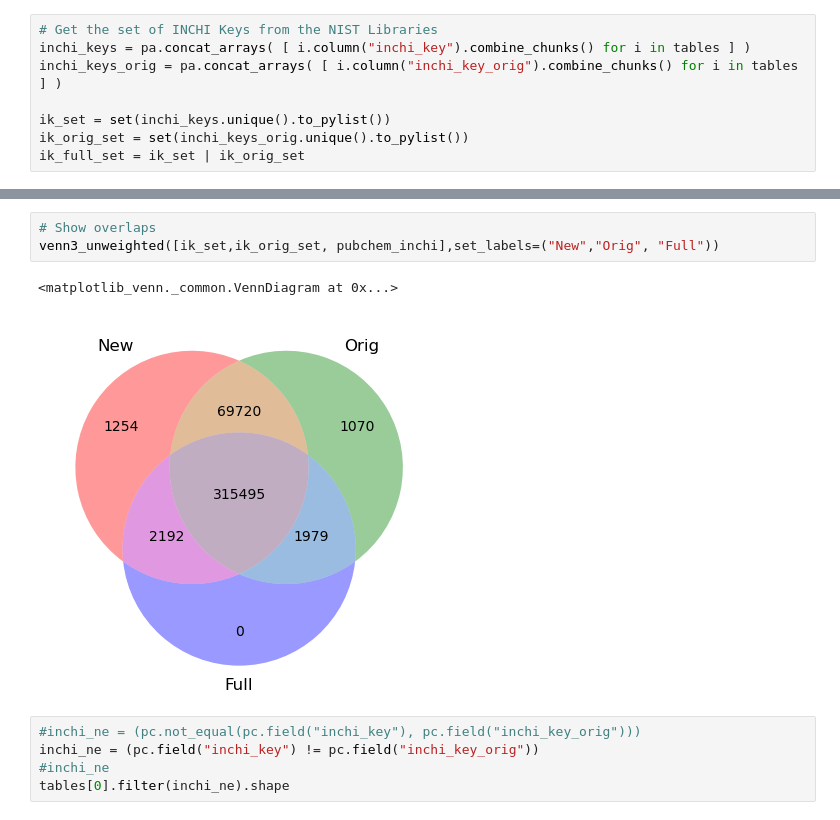
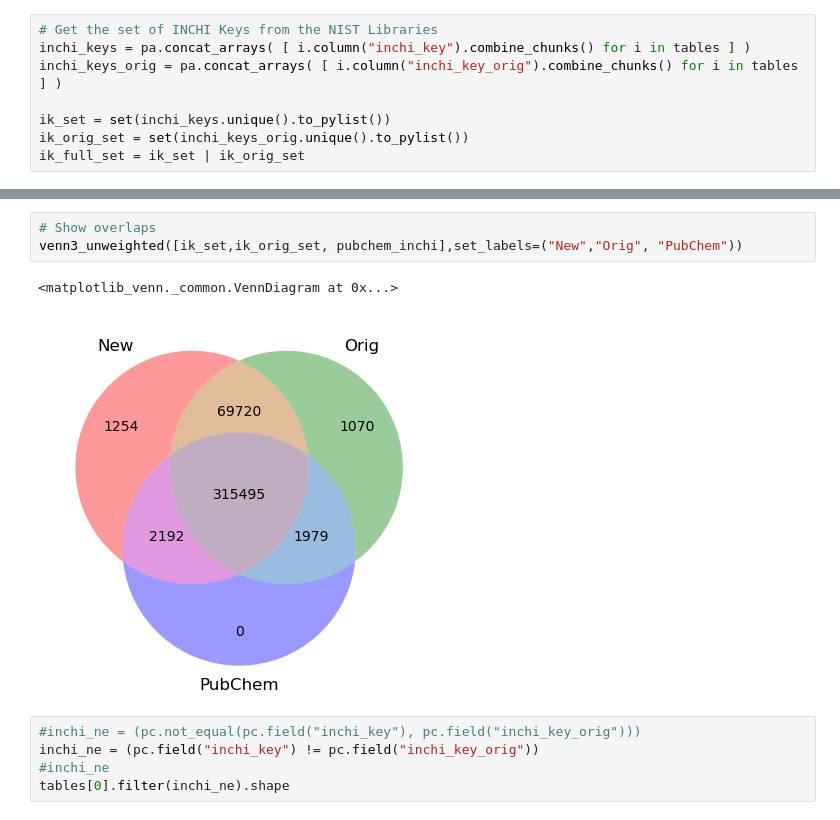
Before and after one commit to usnistgov/masskit, a Jupyter notebook: notebooks/notoriety.ipynb, the cells around one changed output, grey strips where cells are left out. Saved outputs shown, nothing was run; the diff lists cells and outputs as text.

```diff
--- a/notebooks/notoriety.ipynb
+++ b/notebooks/notoriety.ipynb
@@ -70,9 +61,9 @@ inchi_key: [["LWWAMJZNCTZXPY-UHFFFAOYSA-N","DJRBMOVUOGAVDK-UHFFFAOYSA-N","AFOBGM
 # %%
 # Show overlaps
-venn3_unweighted([ik_set,ik_orig_set, pubchem_inchi],set_labels=("New","Orig", "Full"))
+venn3_unweighted([ik_set,ik_orig_set, pubchem_inchi],set_labels=("New","Orig", "PubChem"))
 # %% [output]
 <matplotlib_venn._common.VennDiagram at 0x...>
-[figure, old version]
+[figure, new version]
 # %%
 #inchi_ne = (pc.not_equal(pc.field("inchi_key"), pc.field("inchi_key_orig")))
 inchi_ne = (pc.field("inchi_key") != pc.field("inchi_key_orig"))
```
Also changed, not shown: parts of 4 cells of this notebook.
